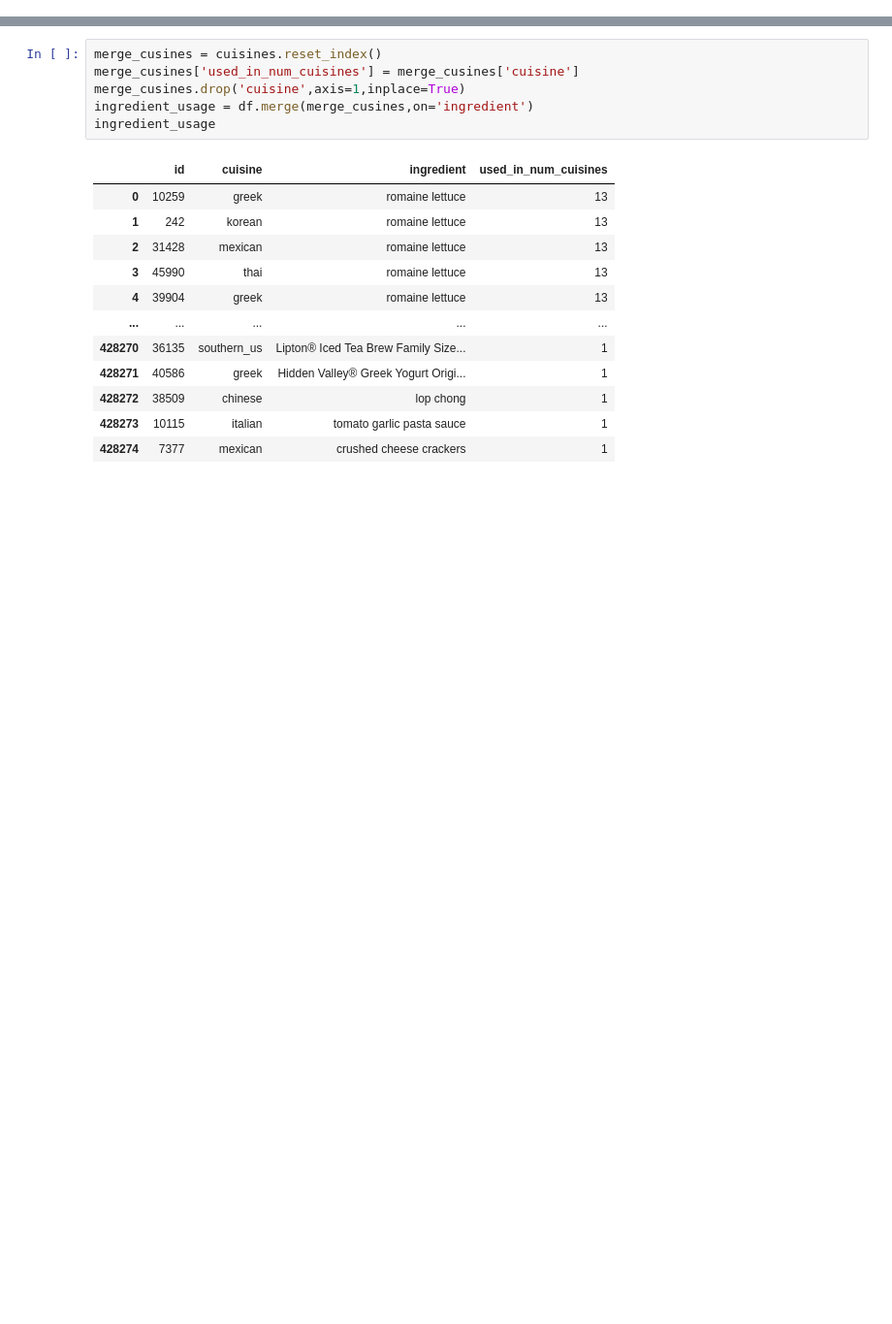
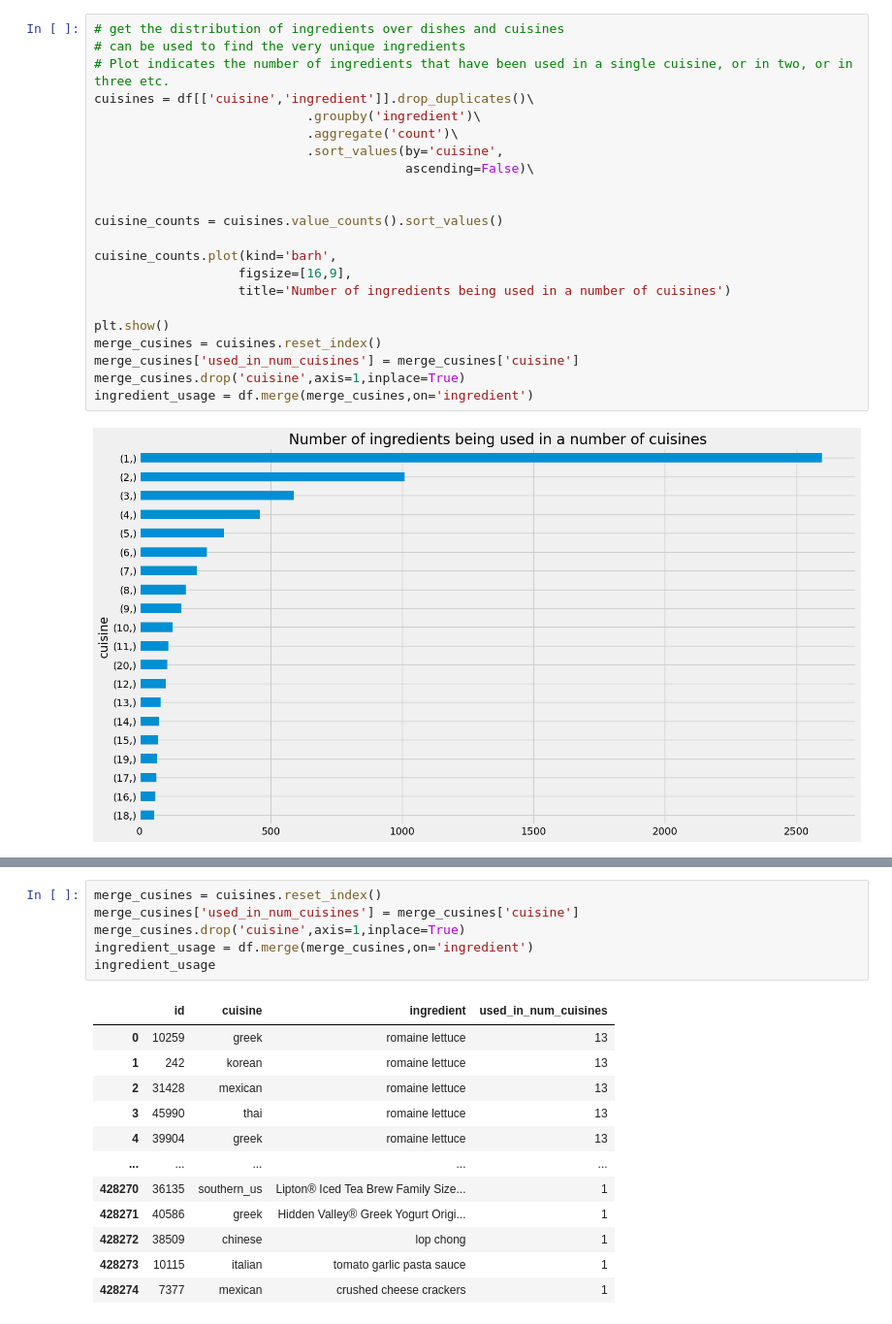
Before and after one commit to Askenm/AASAMC, a Jupyter notebook: src/EDA.ipynb, the cells around one changed output, grey strips where cells are left out. Shown at 97% size. Drawn from its saved outputs; the diff is of its cells as text; blank space fills up the shorter version.

```diff
--- a/src/EDA.ipynb
+++ b/src/EDA.ipynb
@@ -81,0 +88,24 @@ count_frame.sort_values('ingredient pr. recipe',ascending=False)\
+# %%
+# get the distribution of ingredients over dishes and cuisines
+# can be used to find the very unique ingredients
+# Plot indicates the number of ingredients that have been used in a single cuisine, or in two, or in three etc.
+cuisines = df[['cuisine','ingredient']].drop_duplicates()\
+                            .groupby('ingredient')\
+                            .aggregate('count')\
+                            .sort_values(by='cuisine',
+                                         ascending=False)\
+
+
+cuisine_counts = cuisines.value_counts().sort_values()
+
+cuisine_counts.plot(kind='barh',
+                   figsize=[16,9],
+                   title='Number of ingredients being used in a number of cuisines')
+
+plt.show()
+merge_cusines = cuisines.reset_index()
+merge_cusines['used_in_num_cuisines'] = merge_cusines['cuisine']
+merge_cusines.drop('cuisine',axis=1,inplace=True)
+ingredient_usage = df.merge(merge_cusines,on='ingredient')
+# %% [output]
+[figure, added]
```
Also changed, not shown: parts of 44 cells of this notebook.
